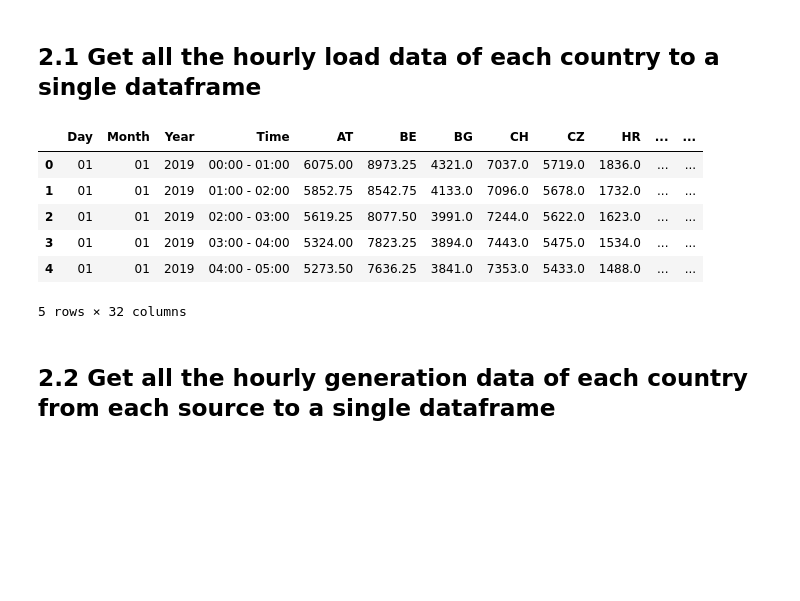
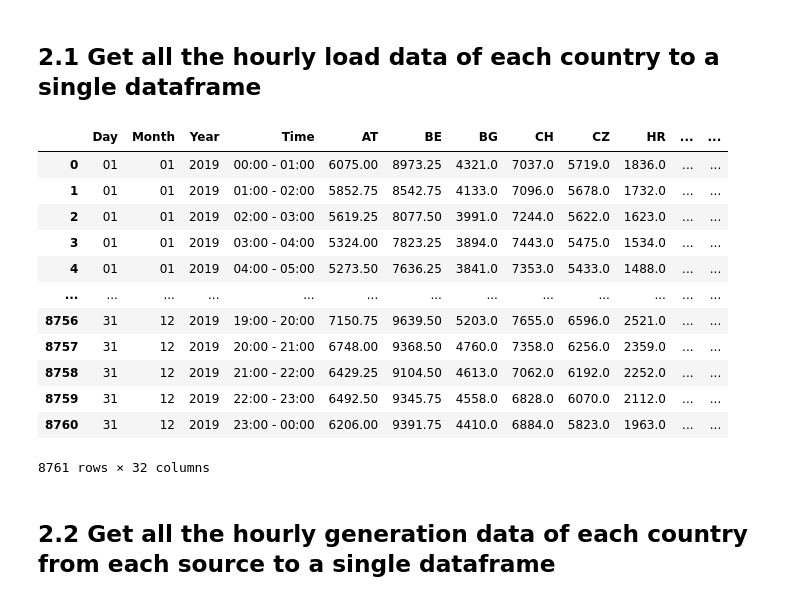
Before and after one commit to lovinduw/Consolidation, a Jupyter notebook: Scripts/main.ipynb, the cells around one changed output. Cells and saved outputs as stored; diff of their text form; code cells hidden in the pictures; blank space fills up the shorter version.

Commit message:
remobe .head()

```diff
--- a/Scripts/main.ipynb
+++ b/Scripts/main.ipynb
@@ -35,15 +53,21 @@ display(load_gen_missing_values.head(),transmission_missing_values.head())
 ## 2.1 Get all the hourly load data of each country to a single dataframe
 # %%
 load_data=dp.load(countries)
-display(load_data.head())
+display(load_data)
 # %% [output]
 |  | Day | Month | Year | Time | AT | BE | BG | CH | CZ | HR | ... | ... |
 | 0 | 01 | 01 | 2019 | 00:00 - 01:00 | 6075.00 | 8973.25 | 4321.0 | 7037.0 | 5719.0 | 1836.0 | ... | ... |
 | 1 | 01 | 01 | 2019 | 01:00 - 02:00 | 5852.75 | 8542.75 | 4133.0 | 7096.0 | 5678.0 | 1732.0 | ... | ... |
 | 2 | 01 | 01 | 2019 | 02:00 - 03:00 | 5619.25 | 8077.50 | 3991.0 | 7244.0 | 5622.0 | 1623.0 | ... | ... |
 | 3 | 01 | 01 | 2019 | 03:00 - 04:00 | 5324.00 | 7823.25 | 3894.0 | 7443.0 | 5475.0 | 1534.0 | ... | ... |
 | 4 | 01 | 01 | 2019 | 04:00 - 05:00 | 5273.50 | 7636.25 | 3841.0 | 7353.0 | 5433.0 | 1488.0 | ... | ... |
+| ... | ... | ... | ... | ... | ... | ... | ... | ... | ... | ... | ... | ... |
+| 8756 | 31 | 12 | 2019 | 19:00 - 20:00 | 7150.75 | 9639.50 | 5203.0 | 7655.0 | 6596.0 | 2521.0 | ... | ... |
+| 8757 | 31 | 12 | 2019 | 20:00 - 21:00 | 6748.00 | 9368.50 | 4760.0 | 7358.0 | 6256.0 | 2359.0 | ... | ... |
+| 8758 | 31 | 12 | 2019 | 21:00 - 22:00 | 6429.25 | 9104.50 | 4613.0 | 7062.0 | 6192.0 | 2252.0 | ... | ... |
+| 8759 | 31 | 12 | 2019 | 22:00 - 23:00 | 6492.50 | 9345.75 | 4558.0 | 6828.0 | 6070.0 | 2112.0 | ... | ... |
+| 8760 | 31 | 12 | 2019 | 23:00 - 00:00 | 6206.00 | 9391.75 | 4410.0 | 6884.0 | 5823.0 | 1963.0 | ... | ... |
-5 rows × 32 columns
+8761 rows × 32 columns
 # %% [markdown]
 ## 2.2 Get all the hourly generation data of each country from each source to a single dataframe
 # %%
```
Also changed, not shown: parts of 5 cells of this notebook, 2 other files.
